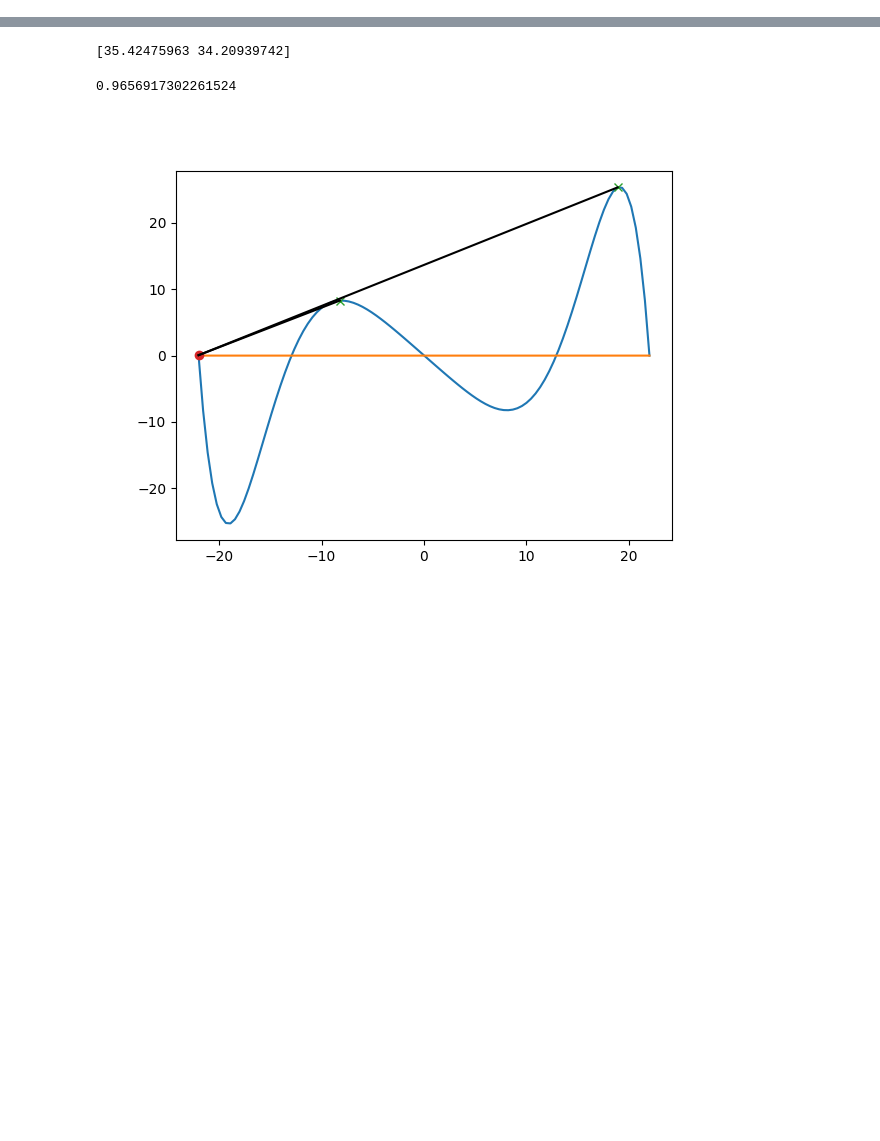
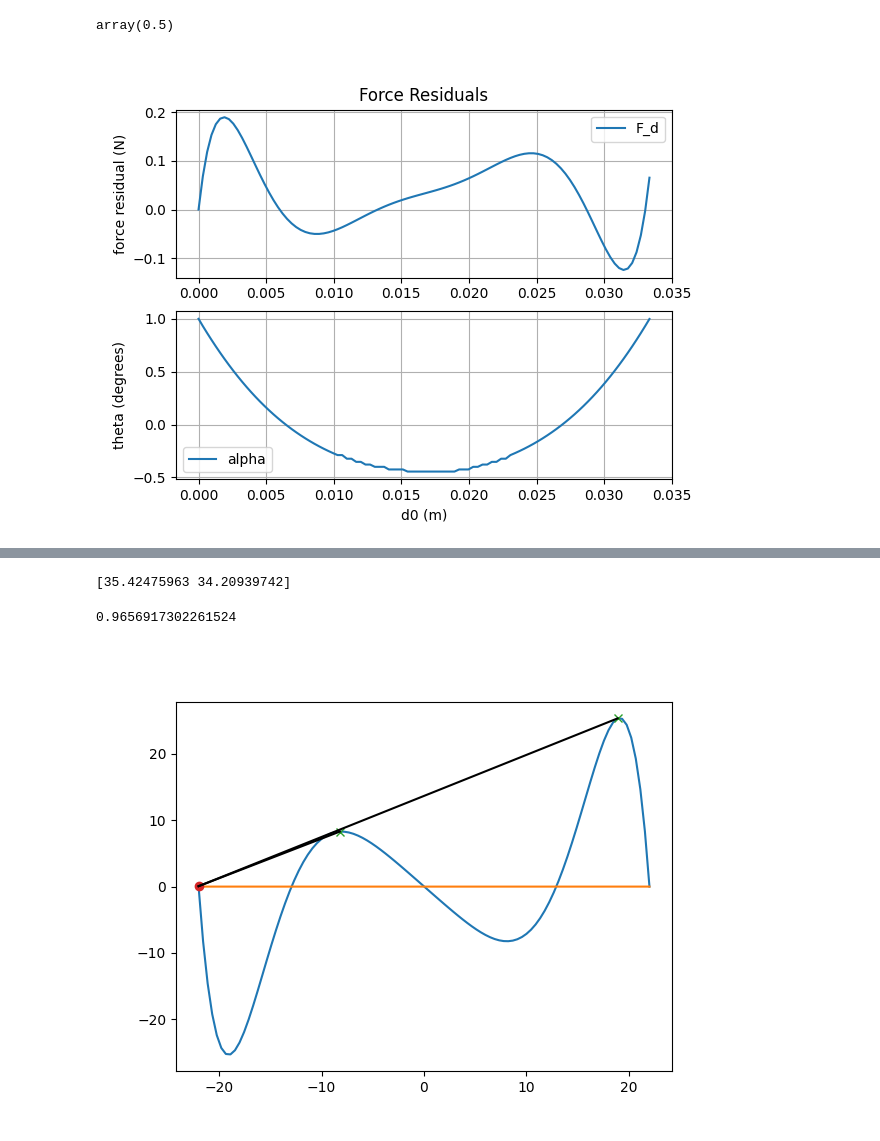
Before and after one commit to TheOneAndEoinlee/Thesis, a Jupyter notebook: Notebooks/PRBM_complete.ipynb, the cells around one changed output, grey strips where cells are left out. Drawn from its saved outputs; the diff is of its cells as text; code cells hidden in the pictures; blank space fills up the shorter version.

```diff
--- a/Notebooks/PRBM_complete.ipynb
+++ b/Notebooks/PRBM_complete.ipynb
@@ -14,6 +14,17 @@ import scipy.optimize as opt
 %matplotlib ipympl
 
 #Define degrees of freedom, and initial values
+# %%
+#test of lambidfying heaviside function
+
+a = sm.symbols('a')
+b = sm.symbols('b')
+
+c = sm.Heaviside(a-b)
+
+d = sm.lambdify([a,b],c)
+# %% [output]
+array(0.5)
 # %%
 class UnitCell:
     """
@@ -442,3 +485,62 @@ params = {
     'K2': K2,
     'K3': K3
 }
+# %%
+#creeat a system with one unit cell and get the force residuals as alpha is swept from 22 degrees to -22 degrees using the bounds, solving for the equilivrium state at each step, and plotting the force residuals
+# define initial configuration
+initial_configuration = [(22*np.pi/180, 2*np.pi/180)]
+# Initialize system with initial configuration of alphas
+unit_cells = [UnitCell(alpha, theta, params)
+                for alpha, theta in initial_configuration]
+
+# Create system
+system = System(unit_cells)
+
+#between alpha0 and -alpha0, sweep alpha and solve for the equilibrium state
+alpha_range = np.linspace(alpha0,-alpha0,100)
+force_residuals = np.zeros((len(alpha_range),2))
+state_vectors = np.zeros((len(alpha_range),2))
+
+for i,alpha in enumerate(alpha_range):
+    #update the bounds
+    system.update_bounds(alpha,alpha,-60*np.pi/180,60*np.pi/180)
+    #solve for the equilivrium state
+    system.solve_equilibrium()
+
+    #get the force residuals
+    force_residuals[i] = system.collect_force_residuals()
+    state_vectors[i] = system.state_vector
+
+
+from scipy.signal import find_peaks
+
+#find the peaks of the force residuals
+peaks, _ = find_peaks(-force_residuals[:,0],height=0.1)
+zero_crossings = np.where(np.diff(np.sign(force_residuals[:,0])))[0]
+
+
+
+
+plt.figure()
+#create two subplots, one for the force residuals and one for the state vectors
+#plot the negative of the force residuals against d0 as a function of alpha
+
+d0 = params['L1']*(np.sin(params['alpha0'])-np.sin(alpha_range))
+ax1 = plt.subplot(211)
+ax1.plot(d0,-force_residuals[:,0])
+
+
+ax1.set_ylabel('force residual (N)')
+ax1.legend(['F_d','F_b'])
+ax1.set_title('Force Residuals')
+ax1.grid()
+
+ax2 = plt.subplot(212)
+#plot theta as a function of d0
+ax2.plot(d0,state_vectors[:,1]*180/np.pi)
+ax2.set_xlabel('d0 (m)')
+ax2.set_ylabel('theta (degrees)')
+ax2.legend(['alpha','theta'])
+ax2.grid()
+# %% [output]
+[figure, added]
```
Also changed, not shown: parts of 6 cells of this notebook.
